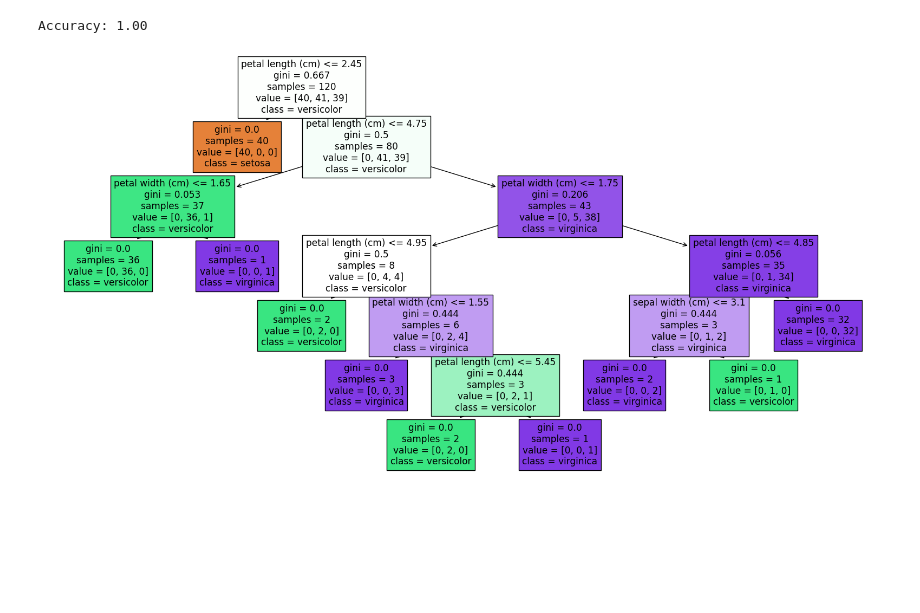
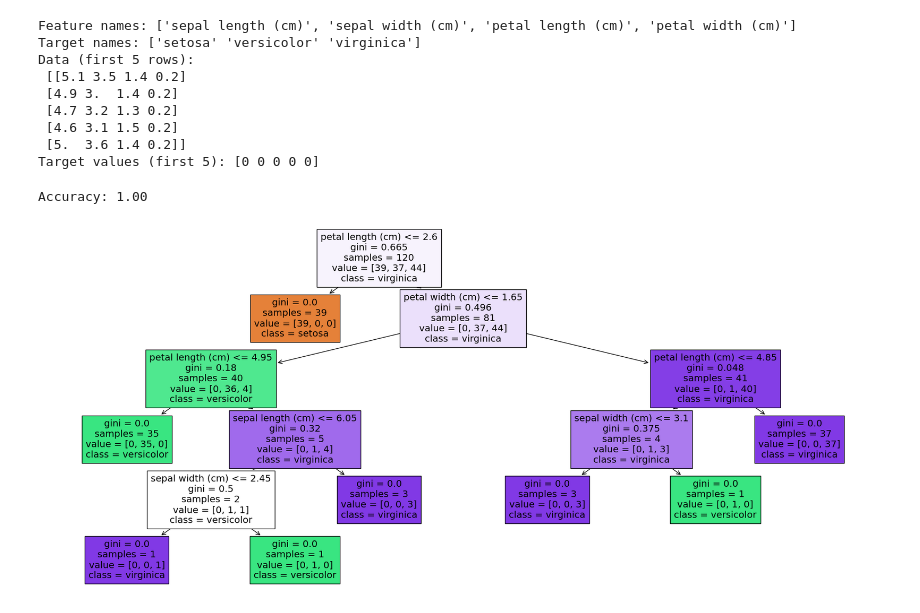
Before and after one commit to Danielyan86/ML_lab, a Jupyter notebook: ModelLearning/DecisionTree.ipynb, the cells around one changed output. Cells and saved outputs as stored; diff of their text form; code cells hidden in the pictures; blank space fills up the shorter version.

```diff
--- a/ModelLearning/DecisionTree.ipynb
+++ b/ModelLearning/DecisionTree.ipynb
@@ -1,3 +1,30 @@
+# %%
+from sklearn.datasets import load_iris
+
+# Load the dataset
+iris = load_iris()
+
+# Print the feature names
+print("Feature names:", iris.feature_names)
+
+# Print the target names
+print("Target names:", iris.target_names)
+
+# Print the data (the first 5 rows for brevity)
+print("Data (first 5 rows):\n", iris.data[:5])
+
+# Print the target values (the first 5 values for brevity)
+print("Target values (first 5):", iris.target[:5])
+# %% [output]
+Feature names: ['sepal length (cm)', 'sepal width (cm)', 'petal length (cm)', 'petal width (cm)']
+Target names: ['setosa' 'versicolor' 'virginica']
+Data (first 5 rows):
+ [[5.1 3.5 1.4 0.2]
+ [4.9 3.  1.4 0.2]
+ [4.7 3.2 1.3 0.2]
+ [4.6 3.1 1.5 0.2]
+ [5.  3.6 1.4 0.2]]
+Target values (first 5): [0 0 0 0 0]
 # %%
 from sklearn.tree import DecisionTreeClassifier
 from sklearn.datasets import load_iris
@@ -30,26 +57,26 @@ Accuracy: 1.00
 # %%
 from sklearn.tree import DecisionTreeClassifier, plot_tree
 from sklearn.datasets import load_iris
 from sklearn.model_selection import train_test_split
 import matplotlib.pyplot as plt
 
 # Load the dataset
 data = load_iris()
 X = data.data
 y = data.target
 
 # Split the dataset into training and testing sets
-X_train, X_test, y_train, y_test = train_test_split(X, y, test_size=0.2, random_state=42)
+X_train, X_test, y_train, y_test = train_test_split(X, y, test_size=0.2, random_state=1)
 
 # Initialize the DecisionTreeClassifier
 dt_model = DecisionTreeClassifier(random_state=42)
 
 # Train the model
 dt_model.fit(X_train, y_train)
 
 # Visualize the decision tree
-plt.figure(figsize=(20,10))
+plt.figure(figsize=(23,10))
 plot_tree(dt_model, filled=True, feature_names=data.feature_names, class_names=data.target_names)
 plt.show()
 # %% [output]
-[figure, old version]
+[figure, new version]
```
Also changed, not shown: 7 other files.
